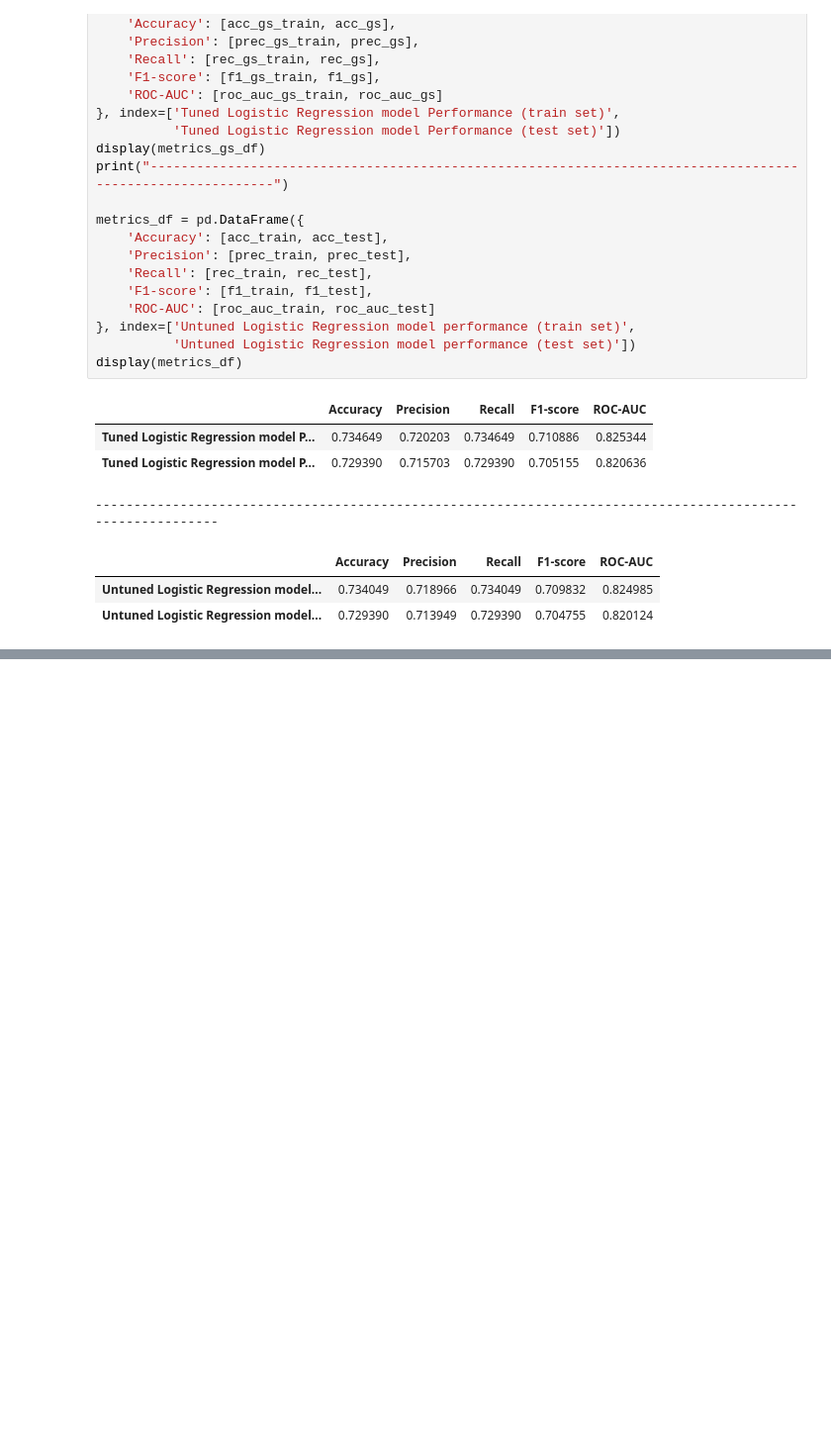
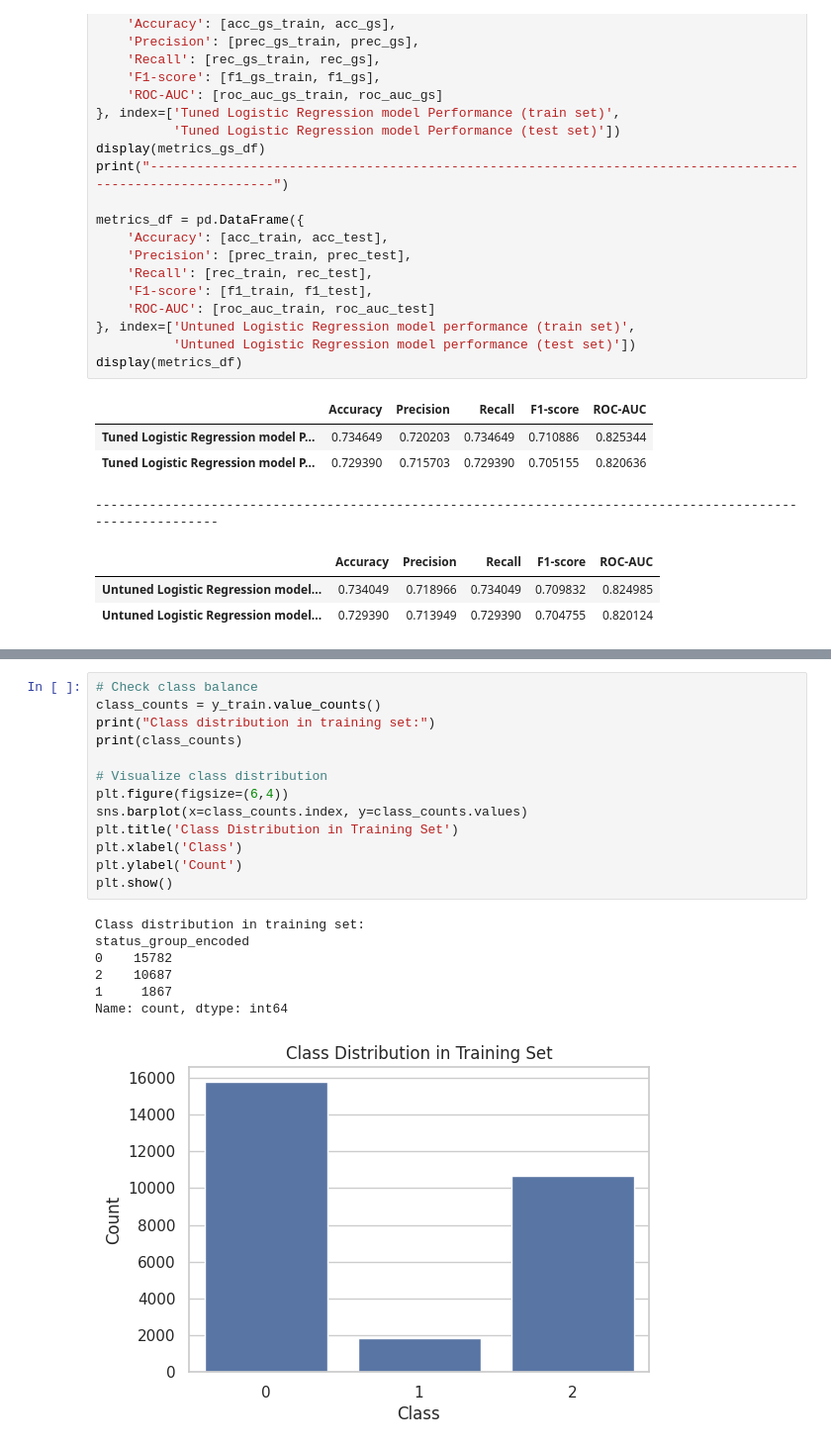
Before and after one commit to mwakad/supervised-ml-classifiers-for-predicting-water-wells-condition, a Jupyter notebook: index.ipynb, the cells around one changed output, grey strips where cells are left out. Shown: that part at 99% size. Cells and saved outputs as stored; diff of their text form; blank space fills up the shorter version.

```diff
--- a/index.ipynb
+++ b/index.ipynb
@@ -561,0 +588,21 @@ plt.show()
+# %%
+# Check class balance
+class_counts = y_train.value_counts()
+print("Class distribution in training set:")
+print(class_counts)
+
+# Visualize class distribution
+plt.figure(figsize=(6,4))
+sns.barplot(x=class_counts.index, y=class_counts.values)
+plt.title('Class Distribution in Training Set')
+plt.xlabel('Class')
+plt.ylabel('Count')
+plt.show()
+# %% [output]
+Class distribution in training set:
+status_group_encoded
+0    15782
+2    10687
+1     1867
+Name: count, dtype: int64
+[figure, added]
```
Also changed, not shown: parts of 12 cells of this notebook.
